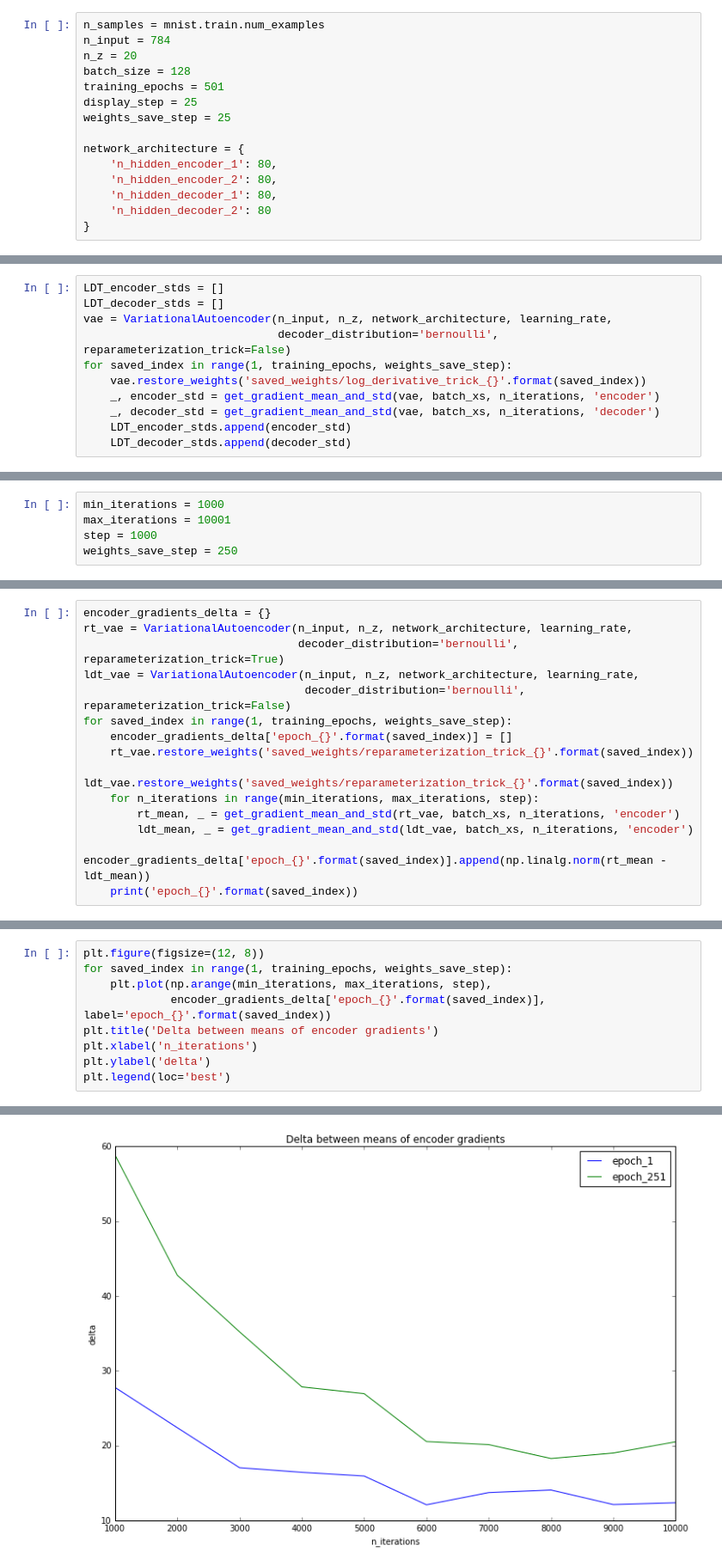
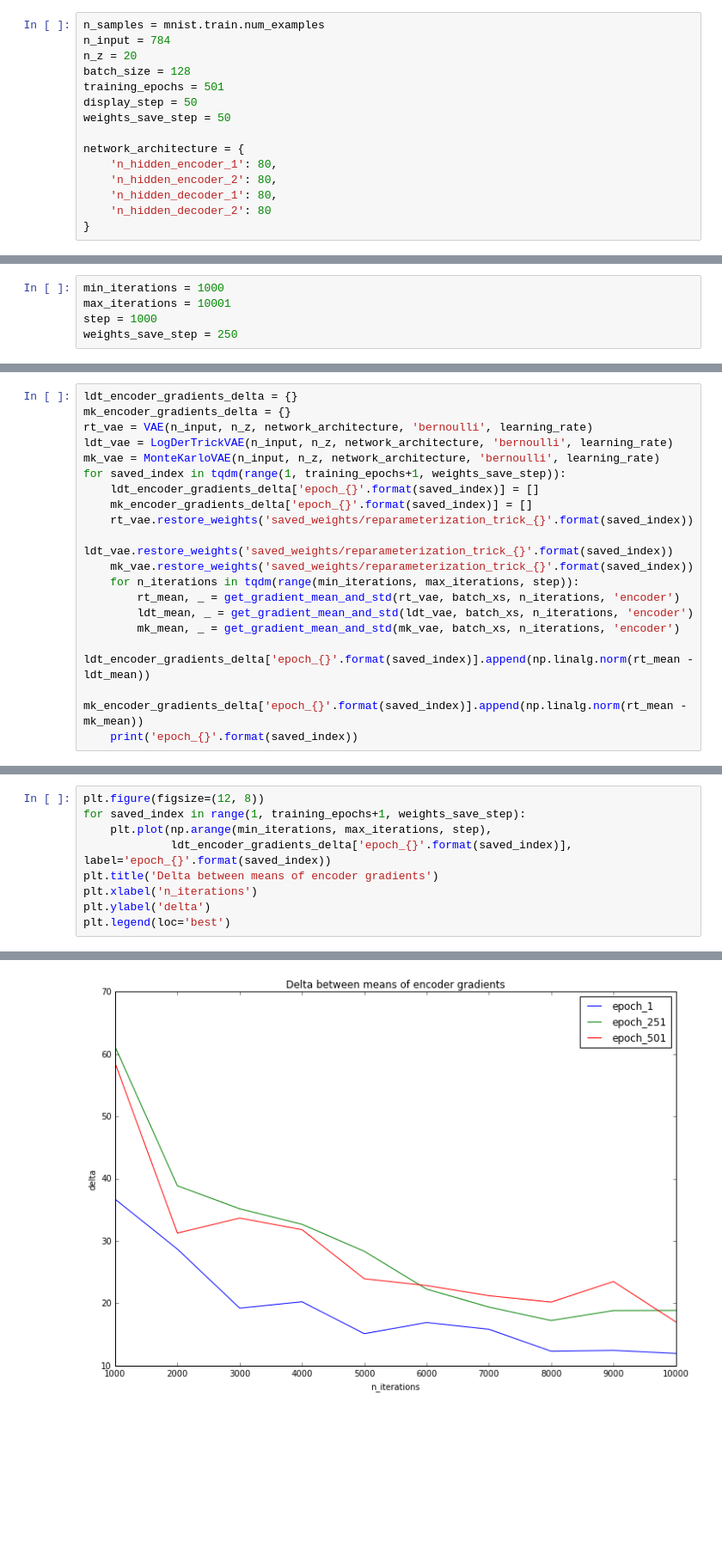
Before and after one commit to ai-alanov/Variational-Autoencoder, a Jupyter notebook: notebook/VAE.ipynb, the cells around one changed output, grey strips where cells are left out. Shown: that part at 86% size. Saved outputs shown, nothing was run; the diff lists cells and outputs as text; blank space fills up the shorter version.

```diff
--- a/notebook/VAE.ipynb
+++ b/notebook/VAE.ipynb
@@ -244,8 +36,8 @@ n_input = 784
 n_z = 20
 batch_size = 128
 training_epochs = 501
-display_step = 25
-weights_save_step = 25
+display_step = 50
+weights_save_step = 50
 
 network_architecture = {
     'n_hidden_encoder_1': 80,
@@ -407,11 +202,0 @@ for saved_index in range(1, training_epochs, weights_save_step):
-# %%
-LDT_encoder_stds = []
-LDT_decoder_stds = []
-vae = VariationalAutoencoder(n_input, n_z, network_architecture, learning_rate,
-                             decoder_distribution='bernoulli', reparameterization_trick=False)
-for saved_index in range(1, training_epochs, weights_save_step):
-    vae.restore_weights('saved_weights/log_derivative_trick_{}'.format(saved_index))
-    _, encoder_std = get_gradient_mean_and_std(vae, batch_xs, n_iterations, 'encoder')
-    _, decoder_std = get_gradient_mean_and_std(vae, batch_xs, n_iterations, 'decoder')
-    LDT_encoder_stds.append(encoder_std)
-    LDT_decoder_stds.append(decoder_std)
@@ -457,17 +290,21 @@ weights_save_step = 250
 # %%
-encoder_gradients_delta = {}
-rt_vae = VariationalAutoencoder(n_input, n_z, network_architecture, learning_rate,
-                                decoder_distribution='bernoulli', reparameterization_trick=True)
-ldt_vae = VariationalAutoencoder(n_input, n_z, network_architecture, learning_rate,
-                                 decoder_distribution='bernoulli', reparameterization_trick=False)
-for saved_index in range(1, training_epochs, weights_save_step):
-    encoder_gradients_delta['epoch_{}'.format(saved_index)] = []
+ldt_encoder_gradients_delta = {}
+mk_encoder_gradients_delta = {}
+rt_vae = VAE(n_input, n_z, network_architecture, 'bernoulli', learning_rate)
+ldt_vae = LogDerTrickVAE(n_input, n_z, network_architecture, 'bernoulli', learning_rate)
+mk_vae = MonteKarloVAE(n_input, n_z, network_architecture, 'bernoulli', learning_rate)
+for saved_index in tqdm(range(1, training_epochs+1, weights_save_step)):
+    ldt_encoder_gradients_delta['epoch_{}'.format(saved_index)] = []
+    mk_encoder_gradients_delta['epoch_{}'.format(saved_index)] = []
     rt_vae.restore_weights('saved_weights/reparameterization_trick_{}'.format(saved_index))
     ldt_vae.restore_weights('saved_weights/reparameterization_trick_{}'.format(saved_index))
-    for n_iterations in range(min_iterations, max_iterations, step):
+    mk_vae.restore_weights('saved_weights/reparameterization_trick_{}'.format(saved_index))
+    for n_iterations in tqdm(range(min_iterations, max_iterations, step)):
         rt_mean, _ = get_gradient_mean_and_std(rt_vae, batch_xs, n_iterations, 'encoder')
         ldt_mean, _ = get_gradient_mean_and_std(ldt_vae, batch_xs, n_iterations, 'encoder')
-        encoder_gradients_delta['epoch_{}'.format(saved_index)].append(np.linalg.norm(rt_mean - ldt_mean))
+        mk_mean, _ = get_gradient_mean_and_std(mk_vae, batch_xs, n_iterations, 'encoder')
+        ldt_encoder_gradients_delta['epoch_{}'.format(saved_index)].append(np.linalg.norm(rt_mean - ldt_mean))
+        mk_encoder_gradients_delta['epoch_{}'.format(saved_index)].append(np.linalg.norm(rt_mean - mk_mean))
     print('epoch_{}'.format(saved_index))
 # %% [output]
 epoch_1
@@ -475,12 +315,12 @@ epoch_251
 # %%
 plt.figure(figsize=(12, 8))
-for saved_index in range(1, training_epochs, weights_save_step):
+for saved_index in range(1, training_epochs+1, weights_save_step):
     plt.plot(np.arange(min_iterations, max_iterations, step),
-             encoder_gradients_delta['epoch_{}'.format(saved_index)], label='epoch_{}'.format(saved_index))
+             ldt_encoder_gradients_delta['epoch_{}'.format(saved_index)], label='epoch_{}'.format(saved_index))
 plt.title('Delta between means of encoder gradients')
 plt.xlabel('n_iterations')
 plt.ylabel('delta')
 plt.legend(loc='best')
 # %% [output]
 <matplotlib.legend.Legend at 0x...>
-[figure, old version]
+[figure, new version]
```
Also changed, not shown: parts of 43 cells of this notebook, 4 other files.
